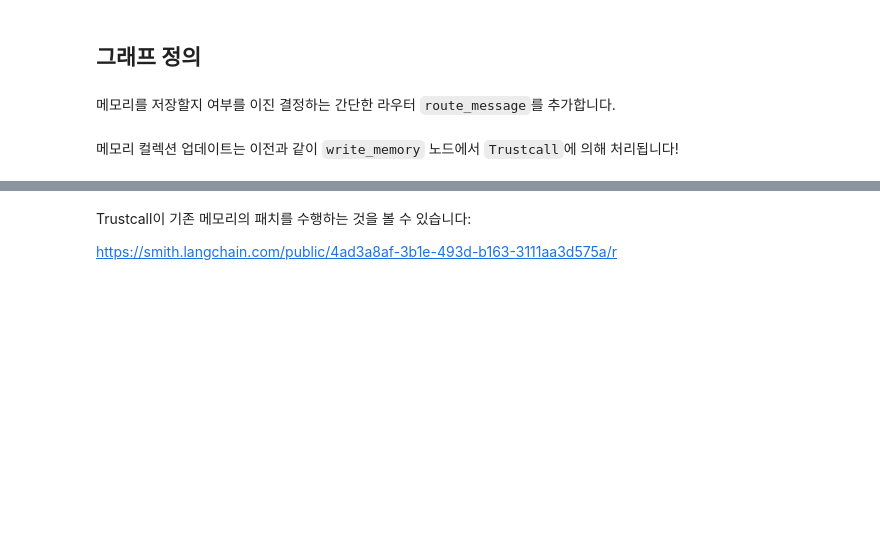
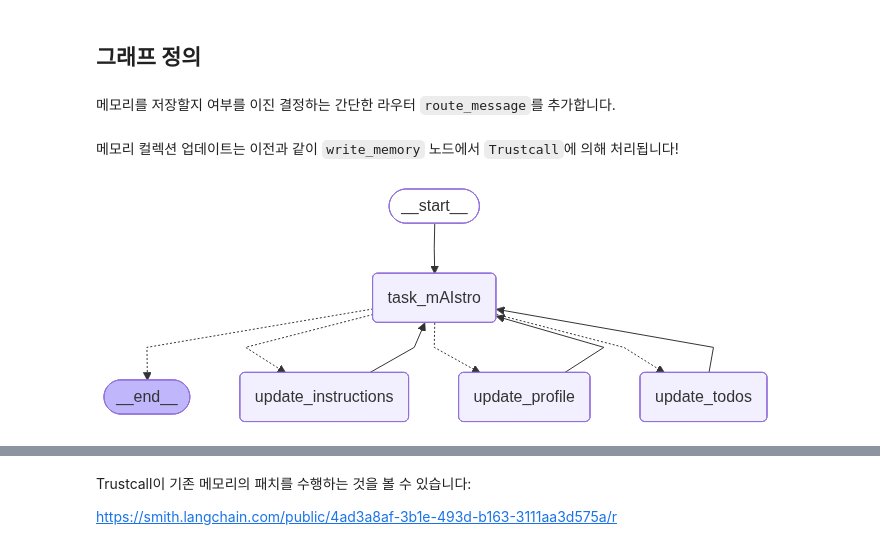
Before and after one commit to jeongsk/langchain-academy, a Jupyter notebook: module-5/4-memory_agent.ipynb, the cells around one changed output, grey strips where cells are left out. Cells and saved outputs as stored; diff of their text form; code cells hidden in the pictures; blank space fills up the shorter version.

```diff
--- a/module-5/4-memory_agent.ipynb
+++ b/module-5/4-memory_agent.ipynb
@@ -148,7 +171,9 @@ updated_conversation = [
     AIMessage(content="좋네요, 그 후에는 무엇을 하셨나요?"),
     HumanMessage(content="Tartine에 가서 크루아상을 먹었어요."),
     AIMessage(content="또 어떤 생각을 하고 계신가요?"),
-    HumanMessage(content="일본에 대해 생각하고 있었는데, 이번 겨울에 다시 가고 싶어요!"),
+    HumanMessage(
+        content="일본에 대해 생각하고 있었는데, 이번 겨울에 다시 가고 싶어요!"
+    ),
 ]
 
 # 지시사항 업데이트
@@ -221,9 +278,7 @@ def extract_tool_info(tool_calls, schema_name="Memory"):
                 f"추가된 내용: {change['value']}"
             )
         else:
-            result_parts.append(
-                f"새 {schema_name} 생성됨:\n내용: {change['value']}"
-            )
+            result_parts.append(f"새 {schema_name} 생성됨:\n내용: {change['value']}")
 
     return "\n\n".join(result_parts)
 # %%
@@ -279,7 +342,8 @@ from langgraph.store.memory import InMemoryStore
 from langchain_openai import ChatOpenAI
 
 # 모델 초기화
-model = ChatOpenAI(model="gpt-4o", temperature=0)
+model = ChatOpenAI(model="gpt-4.1-mini", temperature=0)
+
 
 # 사용자 프로필 스키마
 class Profile(BaseModel):
@@ -292,9 +356,8 @@ class Profile(BaseModel):
         description="가족, 친구, 동료 등 사용자의 개인적인 관계",
         default_factory=list,
     )
-    interests: list[str] = Field(
-        description="사용자의 관심사", default_factory=list
-    )
+    interests: list[str] = Field(description="사용자의 관심사", default_factory=list)
+
 
 # ToDo 스키마
 class ToDo(BaseModel):
@@ -314,6 +377,7 @@ class ToDo(BaseModel):
     status: Literal["not started", "in progress", "done", "archived"] = Field(
         description="작업의 현재 상태", default="not started"
     )
+
 
 # 사용자 프로필 업데이트를 위한 Trustcall 추출기 생성
 profile_extractor = create_extractor(
@@ -387,6 +451,7 @@ CREATE_INSTRUCTIONS = """다음 상호 작용을 되돌아보십시오.
 {current_instructions}
 </current_instructions>"""
 
+
 # 노드 정의
 def task_mAIstro(state: MessagesState, config: RunnableConfig, store: BaseStore):
     """저장소에서 메모리를 로드하고 이를 사용하여 챗봇의 응답을 개인화합니다."""
@@ -416,15 +481,19 @@ def task_mAIstro(state: MessagesState, config: RunnableConfig, store: BaseStore)
         instructions = ""
 
     system_msg = MODEL_SYSTEM_MESSAGE.format(
-        user_profile=user_profile, todo=todo, instructions=instructions
+        user_profile=user_profile,
+        todo=todo,
+        instructions=instructions,
     )
 
     # 메모리와 채팅 기록을 사용하여 응답
-    response = model.bind_tools([UpdateMemory], parallel_tool_calls=False).invoke(
-        [SystemMessage(content=system_msg)] + state["messages"]
-    )
+    response = model.bind_tools(
+        [UpdateMemory],
+        parallel_tool_calls=False,
+    ).invoke([SystemMessage(content=system_msg)] + state["messages"])
 
     return {"messages": [response]}
+
 
 def update_profile(state: MessagesState, config: RunnableConfig, store: BaseStore):
     """채팅 기록을 되돌아보고 메모리 컬렉션을 업데이트합니다."""
@@ -482,6 +551,7 @@ def update_profile(state: MessagesState, config: RunnableConfig, store: BaseStor
             }
         ]
     }
+
 
 def update_todos(state: MessagesState, config: RunnableConfig, store: BaseStore):
     """채팅 기록을 되돌아보고 메모리 컬렉션을 업데이트합니다."""
@@ -553,6 +623,7 @@ def update_todos(state: MessagesState, config: RunnableConfig, store: BaseStore)
         ]
     }
 
+
 def update_instructions(state: MessagesState, config: RunnableConfig, store: BaseStore):
     """채팅 기록을 되돌아보고 메모리 컬렉션을 업데이트합니다."""
 
@@ -570,11 +641,7 @@ def update_instructions(state: MessagesState, config: RunnableConfig, store: Bas
     new_memory = model.invoke(
         [SystemMessage(content=system_msg)]
         + state["messages"][:-1]
-        + [
-            HumanMessage(
-                content="대화를 기반으로 지침을 업데이트해 주세요."
-            )
-        ]
+        + [HumanMessage(content="대화를 기반으로 지침을 업데이트해 주세요.")]
     )
 
     # 저장소의 기존 메모리를 덮어쓰기
@@ -591,11 +658,18 @@ def update_instructions(state: MessagesState, config: RunnableConfig, store: Bas
         ]
     }
 
+
 # 조건부 엣지
 def route_message(
     state: MessagesState, config: RunnableConfig, store: BaseStore
-) -> Literal[END, "update_todos", "update_instructions", "update_profile"]:
+) -> Literal[
+    END,
+    "update_todos",
+    "update_instructions",
+    "update_profile",
+]:
     """메모리와 채팅 기록을 되돌아보고 메모리 컬렉션을 업데이트할지 여부를 결정합니다."""
+
     message = state["messages"][-1]
     if len(message.tool_calls) == 0:
         return END
@@ -606,35 +680,42 @@ def route_message(
         elif tool_call["args"]["update_type"] == "todo":
             return "update_todos"
         elif tool_call["args"]["update_type"] == "instructions":
             return "update_instructions"
         else:
             raise ValueError
 
+
 # 그래프 + 모든 노드 생성
 builder = StateGraph(MessagesState)
 
 # 메모리 추출 프로세스의 흐름 정의
 builder.add_node(task_mAIstro)
 builder.add_node(update_todos)
 builder.add_node(update_profile)
 builder.add_node(update_instructions)
-builder.add_edge(START, "task_mAIstro")
+
+builder.set_entry_point("task_mAIstro")
 builder.add_conditional_edges("task_mAIstro", route_message)
 builder.add_edge("update_todos", "task_mAIstro")
 builder.add_edge("update_profile", "task_mAIstro")
 builder.add_edge("update_instructions", "task_mAIstro")
 
 # 장기(스레드 간) 메모리 저장소
 across_thread_memory = InMemoryStore()
 
 # 단기(스레드 내) 메모리 체크포인터
 within_thread_memory = MemorySaver()
 
 # 체크포인터와 저장소로 그래프 컴파일
-graph = builder.compile(checkpointer=within_thread_memory, store=across_thread_memory)
+graph = builder.compile(
+    checkpointer=within_thread_memory,
+    store=across_thread_memory,
+)
 
 # 보기
 display(Image(graph.get_graph(xray=1).draw_mermaid_png()))
+# %% [output]
+[figure, added]
 # %%
 # 단기(스레드 내) 메모리를 위해 스레드 ID 제공
 # 장기(스레드 간) 메모리를 위해 사용자 ID 제공
```
Also changed, not shown: parts of 48 cells of this notebook.
